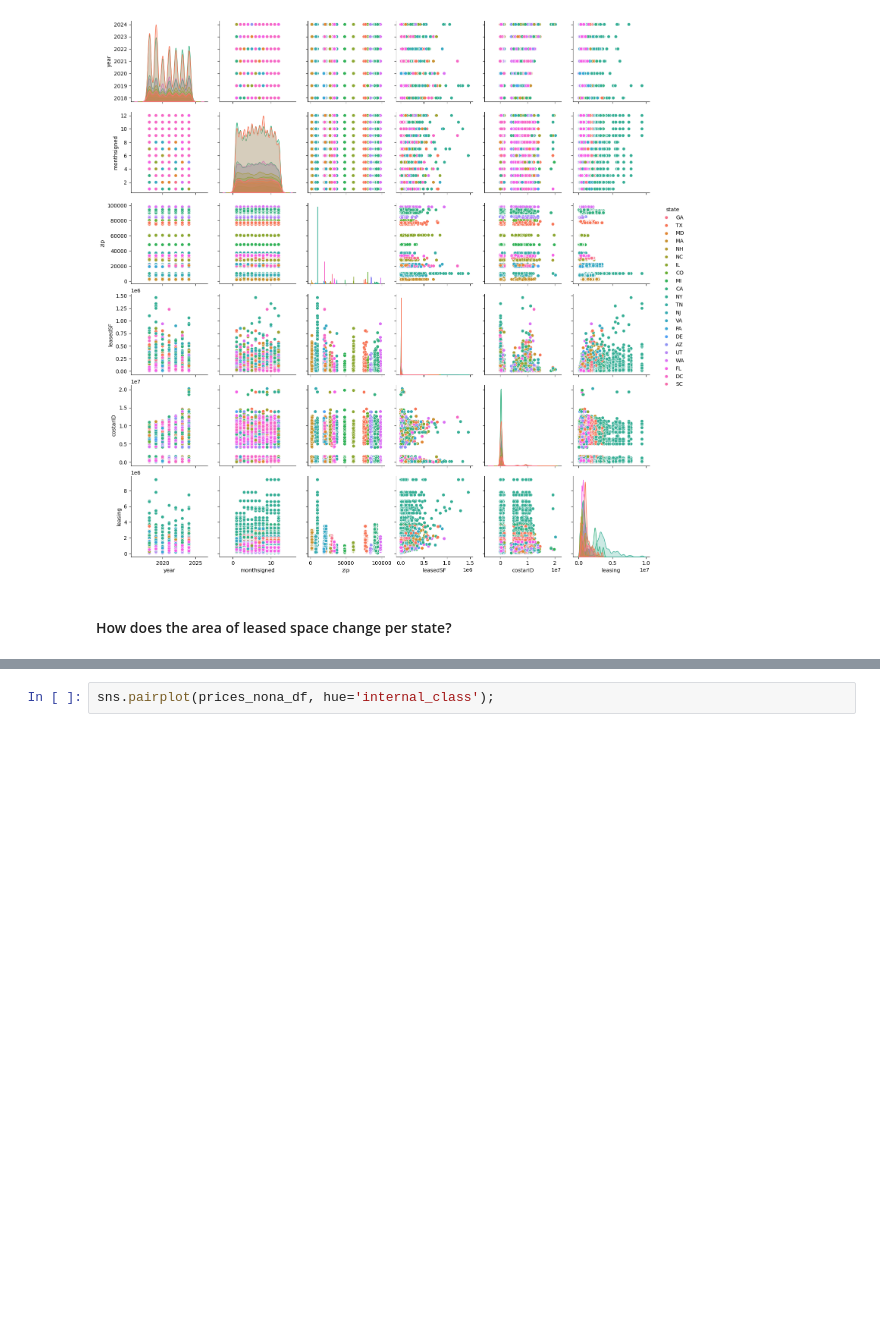
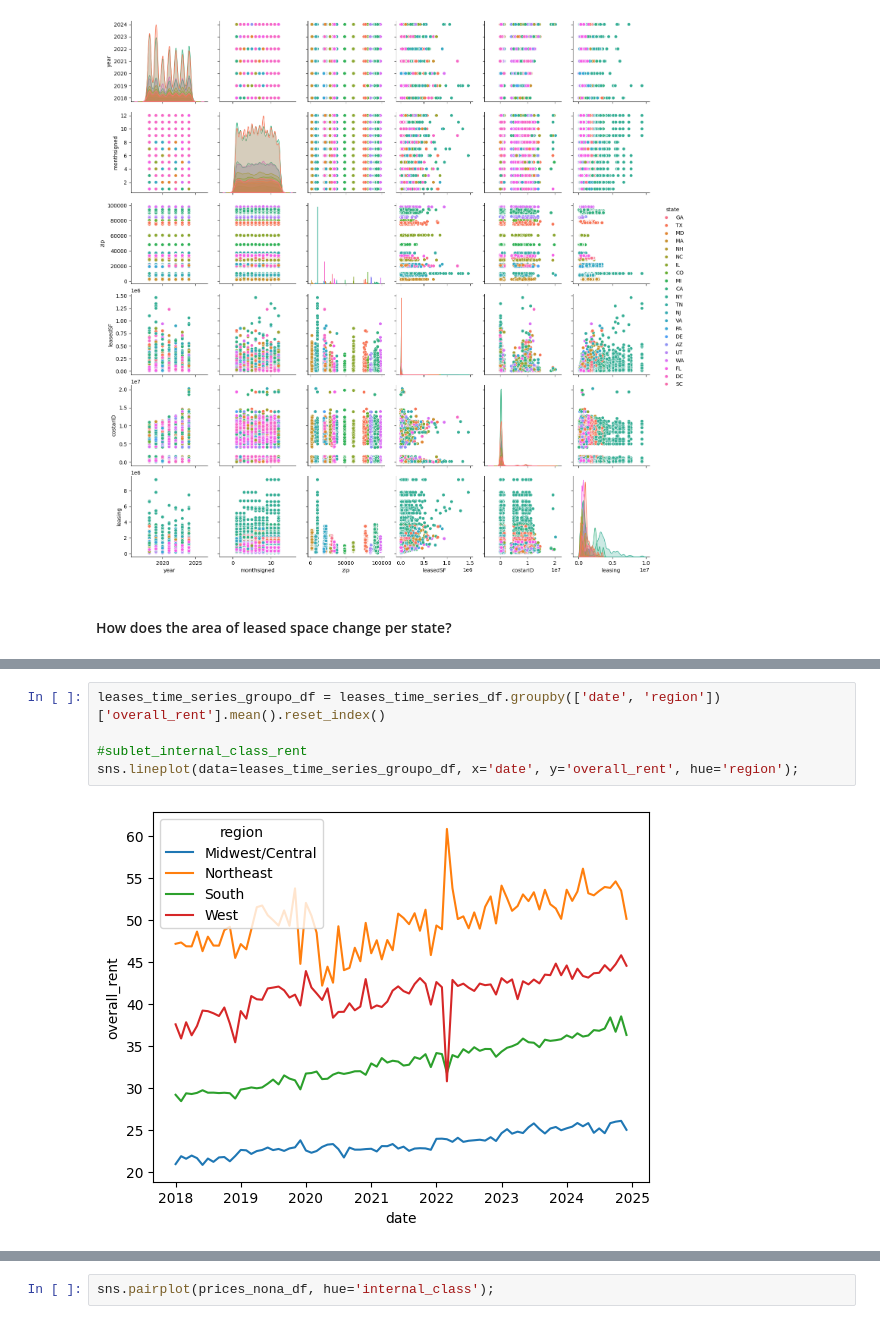
Before and after one commit to cph-datascience/ASA-DataFest-2025, a Jupyter notebook: code/leases-analysis.ipynb, the cells around one changed output, grey strips where cells are left out. Saved outputs shown, nothing was run; the diff lists cells and outputs as text; blank space fills up the shorter version.

```diff
--- a/code/leases-analysis.ipynb
+++ b/code/leases-analysis.ipynb
@@ -317,0 +352,7 @@ sns.catplot(data=leases_no_price_df, x='leasedSF', y='state', kind='bar');
+# %%
+leases_time_series_groupo_df = leases_time_series_df.groupby(['date', 'region'])['overall_rent'].mean().reset_index()
+
+#sublet_internal_class_rent
+sns.lineplot(data=leases_time_series_groupo_df, x='date', y='overall_rent', hue='region');
+# %% [output]
+[figure, added]
```
Also changed, not shown: parts of 14 cells of this notebook, 1 other file.
